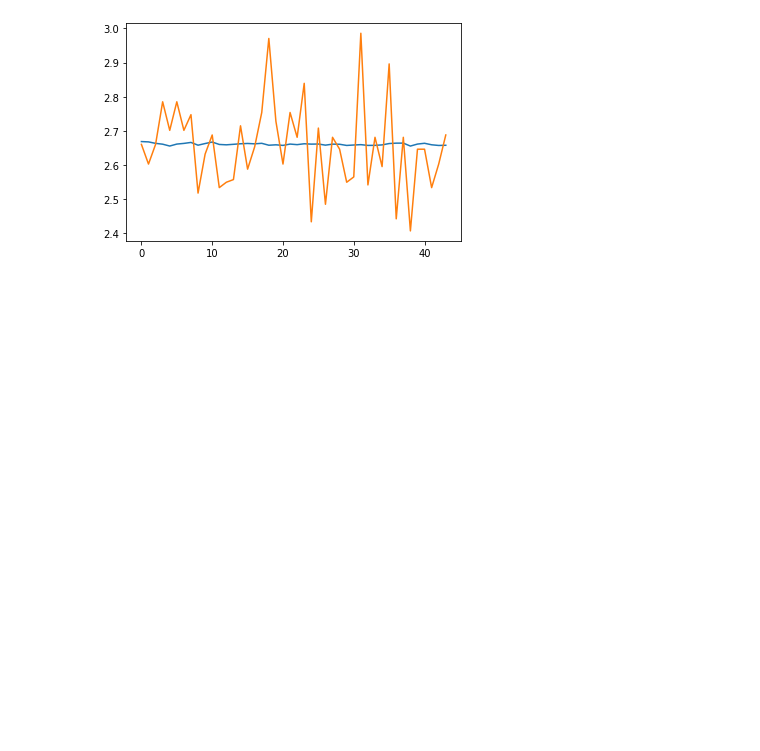
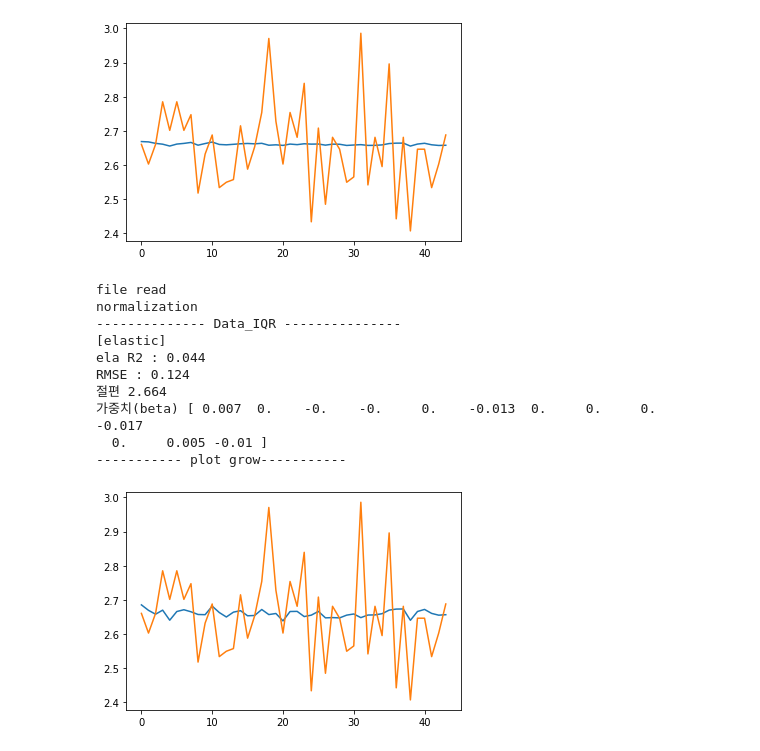
Before and after one commit to good-thinking/easy-coding2, a Jupyter notebook: class(Linear).ipynb, the cells around one changed output. Drawn from its saved outputs; the diff is of its cells as text; code cells hidden in the pictures; blank space fills up the shorter version.

```diff
--- a/class(Linear).ipynb
+++ b/class(Linear).ipynb
@@ -186,3 +262,25 @@ RMSE : 0.125
   0.     0.    -0.   ]
 ----------- plot grow-----------
 [figure]
+# %%
+x4 = numeric()
+x4.read_file("/content/drive/MyDrive/파이썬/data_revised.csv")
+x4.normalization(2)
+x4.data_IQR(2)
+x4.before_making_model([x4.df.columns[3],x4.df.columns[4],x4.df.columns[5], x4.df.columns[6]],[x4.df.columns[1]],2)
+
+x4.Elastic_function(x4.train_test_data)
+x4.Reset_index(x4.Y_value[1],2)
+x4.plot_picture(x4.Y_value[0],x4.Y_test)
+# %% [output]
+file read
+normalization
+-------------- Data_IQR ---------------
+[elastic]
+ela R2 : 0.044
+RMSE : 0.124
+절편 2.664
+가중치(beta) [ 0.007  0.    -0.    -0.     0.    -0.013  0.     0.     0.    -0.017
+  0.     0.005 -0.01 ]
+----------- plot grow-----------
+[figure, added]
```
Also changed, not shown: parts of 9 cells of this notebook.
